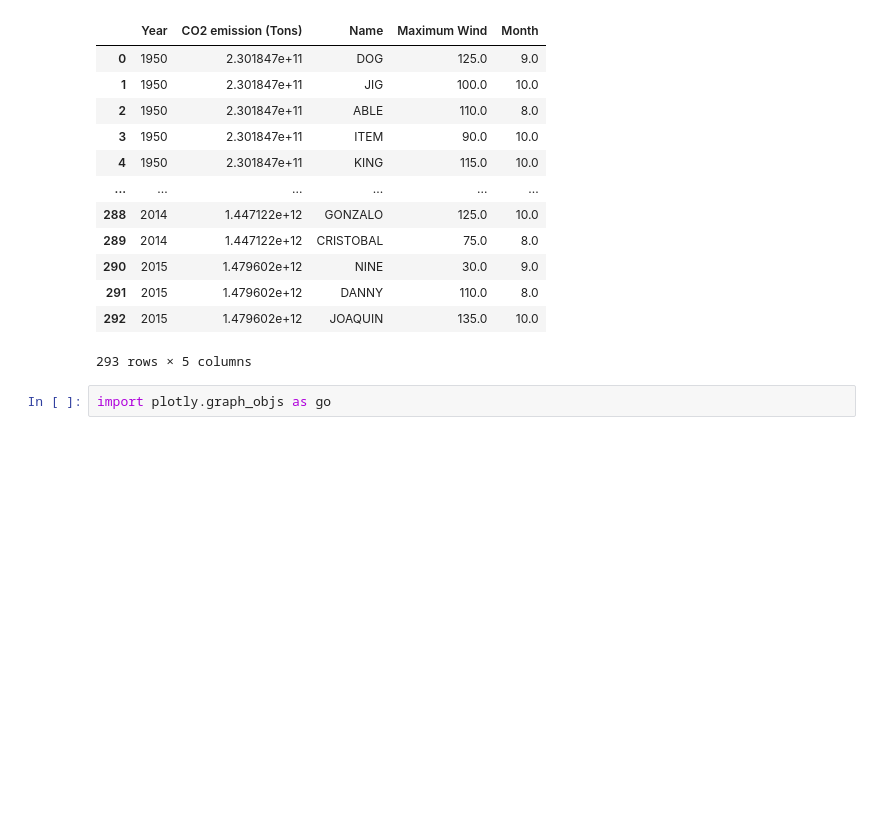
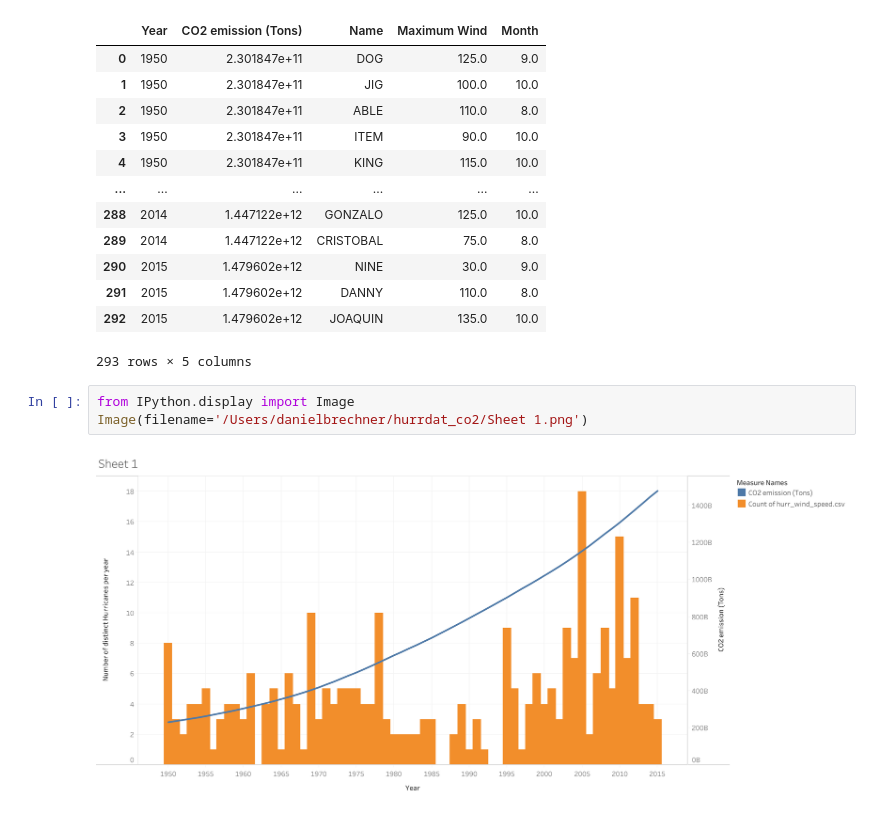
Before and after one commit to DanielBrechner/hurrdat_co2, a Jupyter notebook: atlantic_hurricanes.ipynb, the cells around one changed output. Drawn from its saved outputs; the diff is of its cells as text; blank space fills up the shorter version.

Commit message:
tableau import test

```diff
--- a/atlantic_hurricanes.ipynb
+++ b/atlantic_hurricanes.ipynb
@@ -283,5 +285,8 @@ merged_df
 | 291 | 2015 | 1.479602e+12 | DANNY | 110.0 | 8.0 |
 | 292 | 2015 | 1.479602e+12 | JOAQUIN | 135.0 | 10.0 |
 293 rows × 5 columns
-# %%
-import plotly.graph_objs as go
+# %%
+from IPython.display import Image
+Image(filename='/Users/danielbrechner/hurrdat_co2/Sheet 1.png')
+# %% [output]
+[figure, added]
```
Also changed, not shown: parts of 1 cell of this notebook, 2 other files.
